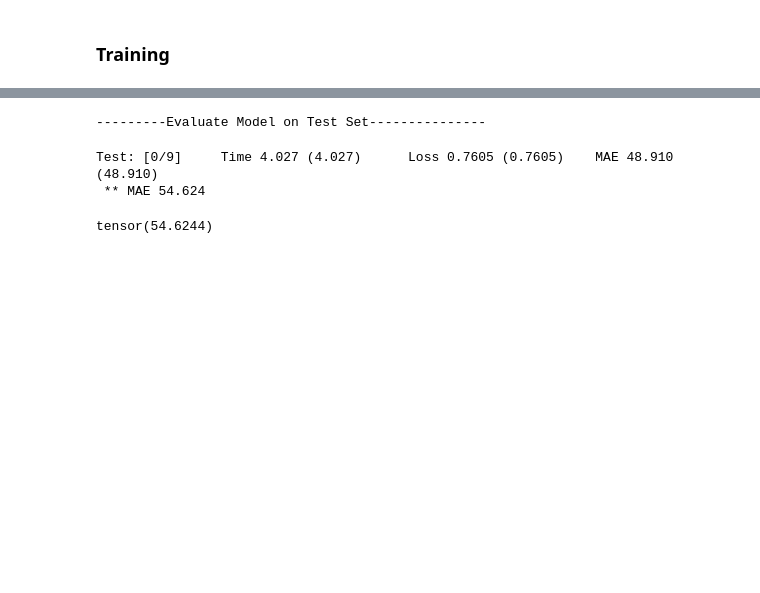
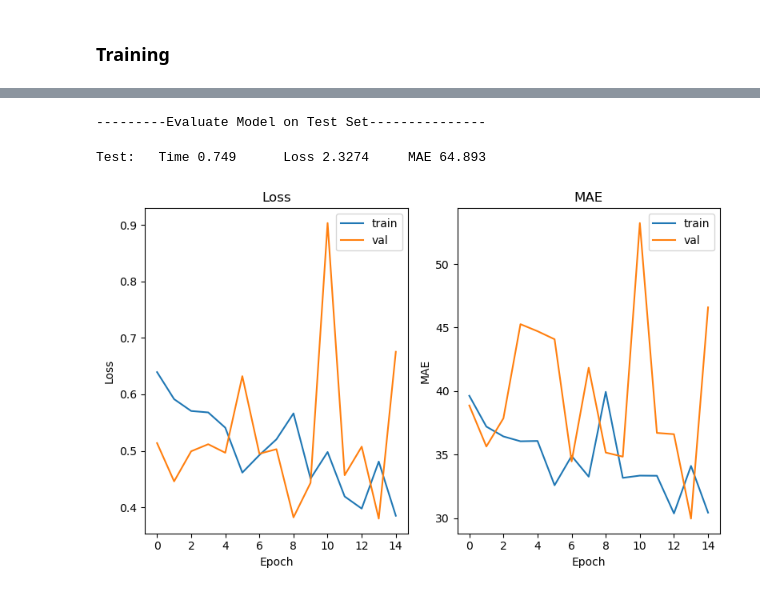
Before and after one commit to X-Chen97/cs182project, a Jupyter notebook: cs182_project.ipynb, the cells around one changed output, grey strips where cells are left out. Saved outputs shown, nothing was run; the diff lists cells and outputs as text; code cells hidden in the pictures; blank space fills up the shorter version.

Commit message:
UPDATE project notebook. suppress warning info, update diplay info during training, add training loss curve

```diff
--- a/cs182_project.ipynb
+++ b/cs182_project.ipynb
@@ -324,11 +315,36 @@ Test: [0/9]     Time 4.107 (4.107)      Loss 2.1809 (2.1809)    MAE 94.566 (94.5
 print('---------Evaluate Model on Test Set---------------')
 best_checkpoint = torch.load('model_best.pth.tar')
 model.load_state_dict(best_checkpoint['state_dict'])
-validate(test_loader, model, criterion, normalizer, test=True)
+_, l=validate(test_loader, model, criterion, normalizer, test=True)
 # %% [output]
 ---------Evaluate Model on Test Set---------------
-Test: [0/9]     Time 4.027 (4.027)      Loss 0.7605 (0.7605)    MAE 48.910 (48.910)
- ** MAE 54.624
+Test:   Time 0.749      Loss 2.3274     MAE 64.893
-tensor(54.6244)
 # %%
-# hw task, visualize the training loss
+# visualize the training and val loss
+# visualize the training and val mae
+import matplotlib.pyplot as plt
+from matplotlib.ticker import MaxNLocator
+
+fig, ax = plt.subplots(1, 2, figsize=(8, 5))
+ax[0].plot(running_record['train_loss'], label='train')
+ax[0].plot(running_record['val_loss'], label='val')
+ax[0].set_xlabel('Epoch')
+ax[0].set_ylabel('Loss')
+ax[0].legend()
+ax[0].set_title('Loss')
+# set x axis to be integer
+ax[0].xaxis.set_major_locator(MaxNLocator(integer=True))
+
+ax[1].plot(running_record['train_mae'], label='train')
+ax[1].plot(running_record['val_mae'], label='val')
+ax[1].set_xlabel('Epoch')
+ax[1].set_ylabel('MAE')
+ax[1].legend()
+ax[1].set_title('MAE')
+# set x axis to be integer
+ax[1].xaxis.set_major_locator(MaxNLocator(integer=True))
+
+plt.tight_layout()
+plt.show()
+# %% [output]
+[figure, added]
```
Also changed, not shown: parts of 1 cell of this notebook, 17 other files.
